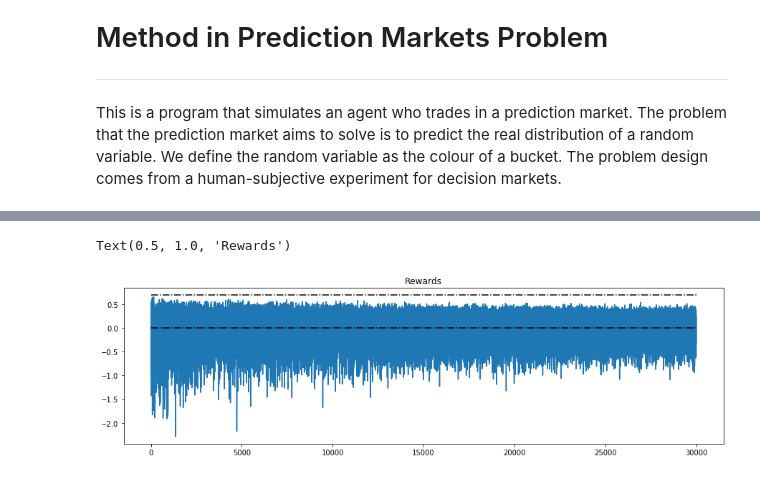
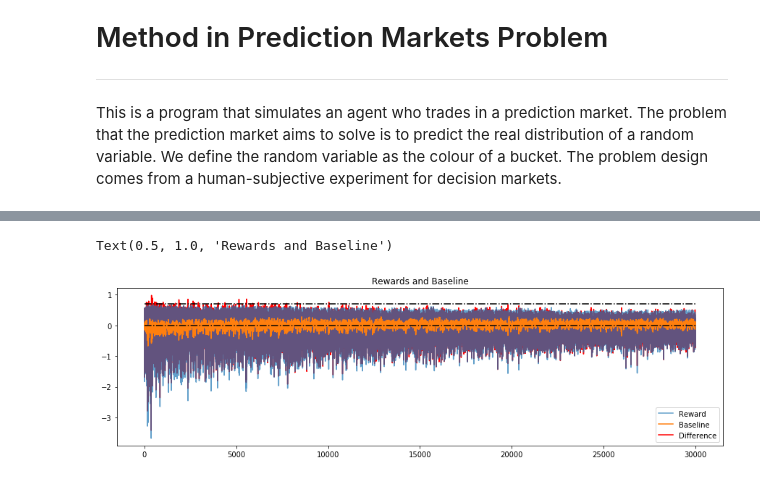
Before and after one commit to realwenlongwang/contexutal-bandits-with-peer-prediction-for-decision-making, a Jupyter notebook: Gradient Bandit with Continous Action Space.ipynb, the cells around one changed output, grey strips where cells are left out. Drawn from its saved outputs; the diff is of its cells as text; code cells hidden in the pictures.

```diff
--- a/Gradient Bandit with Continous Action Space.ipynb
+++ b/Gradient Bandit with Continous Action Space.ipynb
@@ -218,7 +222,7 @@ def gradient_check(agent):
 
     return difference
 # %%
-agent = Agent(feature_shape=[1, 3], learn_rate=0.01)
+agent = Agent(feature_shape=[1, 3], learn_rate=0.03)
 training_episodes = 30000
 
 mean_weights_history = np.empty((1, 3))
@@ -311,12 +315,15 @@ array([[-0.88957141, -0.91223426, -0.90090283]])
 # %%
 fig = plt.figure(figsize=(15, 4))
-plt.plot(agent.reward_history, zorder = -100)
-plt.hlines(y=np.log(2), xmin=0, xmax=len(agent.reward_history), colors='black', linestyles='dashdot')
-plt.hlines(y=0.0, xmin=0, xmax=len(agent.reward_history) , colors='black', linestyles='dashdot')
-plt.title('Rewards')
+plt.plot(agent.reward_history[1:, 0], zorder = -100, label = 'Reward', alpha = 0.7)
+plt.plot(agent.reward_history[1:, 1], zorder= -99, label = 'Baseline')
+plt.plot(agent.reward_history[1:, 2], 'r', zorder= -101, label = 'Difference' )
+plt.hlines(y=np.log(2), xmin=0, xmax=agent.reward_history.shape[0], colors='black', linestyles='dashdot')
+plt.hlines(y=0.0, xmin=0, xmax=agent.reward_history.shape[0] , colors='black', linestyles='dashdot')
+plt.legend()
+plt.title('Rewards and Baseline')
 # %% [output]
-Text(0.5, 1.0, 'Rewards')
+Text(0.5, 1.0, 'Rewards and Baseline')
-[figure, old version]
+[figure, new version]
 # %%
 print(len(r_ball_pred_history))
 fig = plt.figure(figsize=(15, 4))
```
Also changed, not shown: parts of 17 cells of this notebook.
